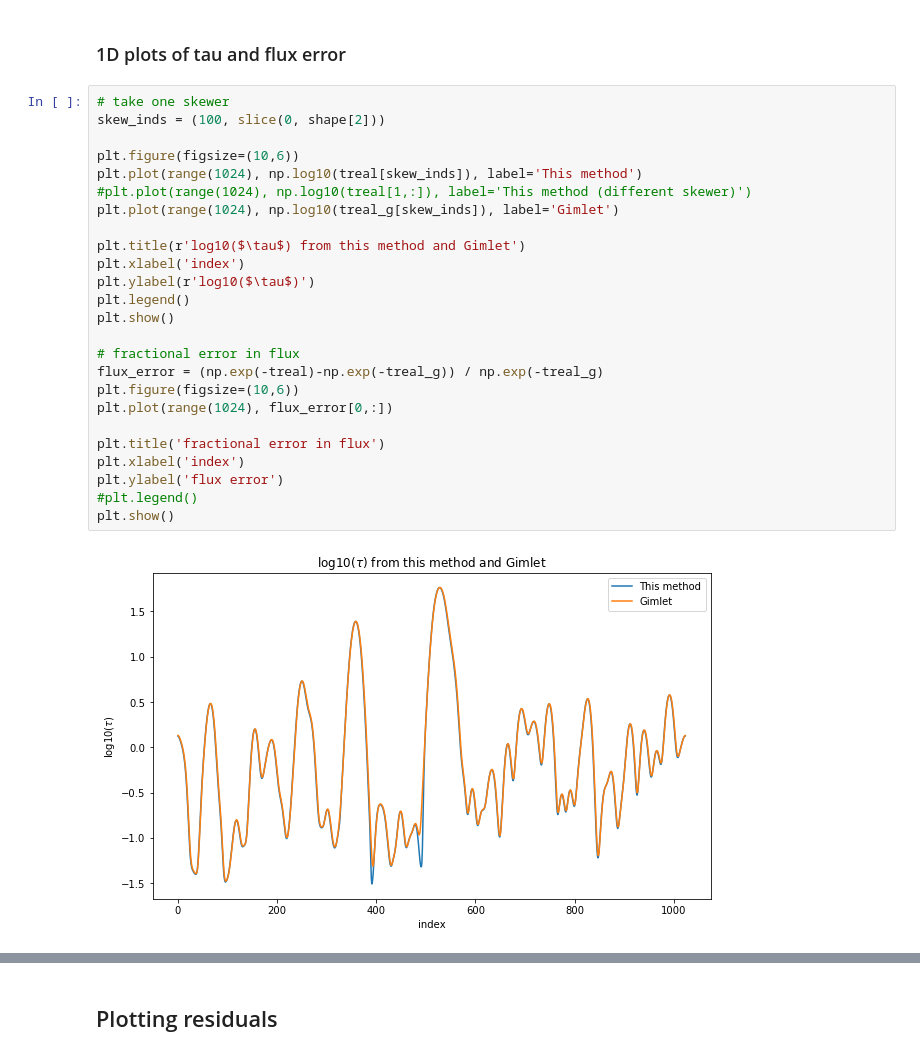
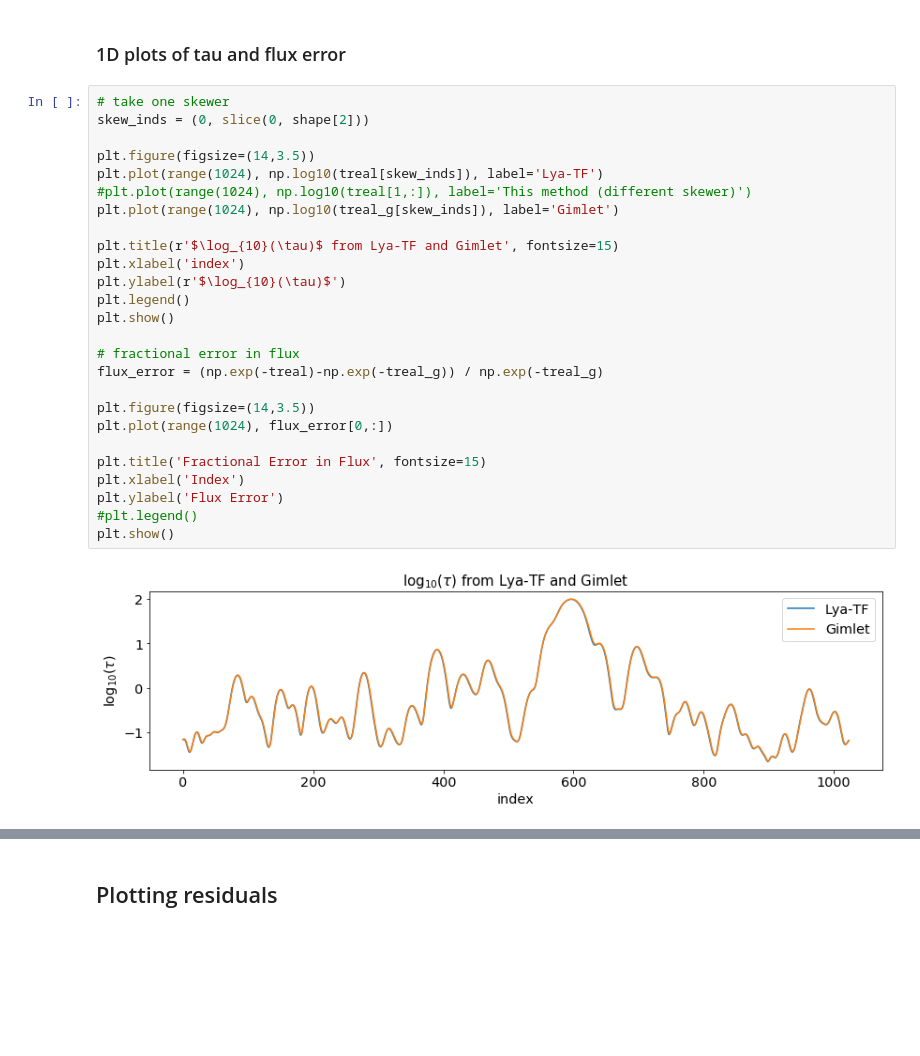
Before and after one commit to Jupiter1994/lya-tf, a Jupyter notebook: lya_fields/plot_fields.ipynb, the cells around one changed output, grey strips where cells are left out. Saved outputs shown, nothing was run; the diff lists cells and outputs as text; blank space fills up the shorter version.

```diff
--- a/lya_fields/plot_fields.ipynb
+++ b/lya_fields/plot_fields.ipynb
@@ -161,28 +161,29 @@ plt.show()
 ### 1D plots of tau and flux error
 # %%
 # take one skewer
-skew_inds = (100, slice(0, shape[2]))
+skew_inds = (0, slice(0, shape[2]))
 
-plt.figure(figsize=(10,6))
-plt.plot(range(1024), np.log10(treal[skew_inds]), label='This method')
+plt.figure(figsize=(14,3.5))
+plt.plot(range(1024), np.log10(treal[skew_inds]), label='Lya-TF')
 #plt.plot(range(1024), np.log10(treal[1,:]), label='This method (different skewer)')
 plt.plot(range(1024), np.log10(treal_g[skew_inds]), label='Gimlet')
 
-plt.title(r'log10($\tau$) from this method and Gimlet')
+plt.title(r'$\log_{10}(\tau)$ from Lya-TF and Gimlet', fontsize=15)
 plt.xlabel('index')
-plt.ylabel(r'log10($\tau$)')
+plt.ylabel(r'$\log_{10}(\tau)$')
 plt.legend()
 plt.show()
 
 # fractional error in flux
 flux_error = (np.exp(-treal)-np.exp(-treal_g)) / np.exp(-treal_g)
-plt.figure(figsize=(10,6))
+
+plt.figure(figsize=(14,3.5))
 plt.plot(range(1024), flux_error[0,:])
 
-plt.title('fractional error in flux')
-plt.xlabel('index')
-plt.ylabel('flux error')
+plt.title('Fractional Error in Flux', fontsize=15)
+plt.xlabel('Index')
+plt.ylabel('Flux Error')
 #plt.legend()
 plt.show()
 # %% [output]
-[figure, old version]
+[figure, new version]
```
Also changed, not shown: parts of 2 cells of this notebook, 1 other file.
